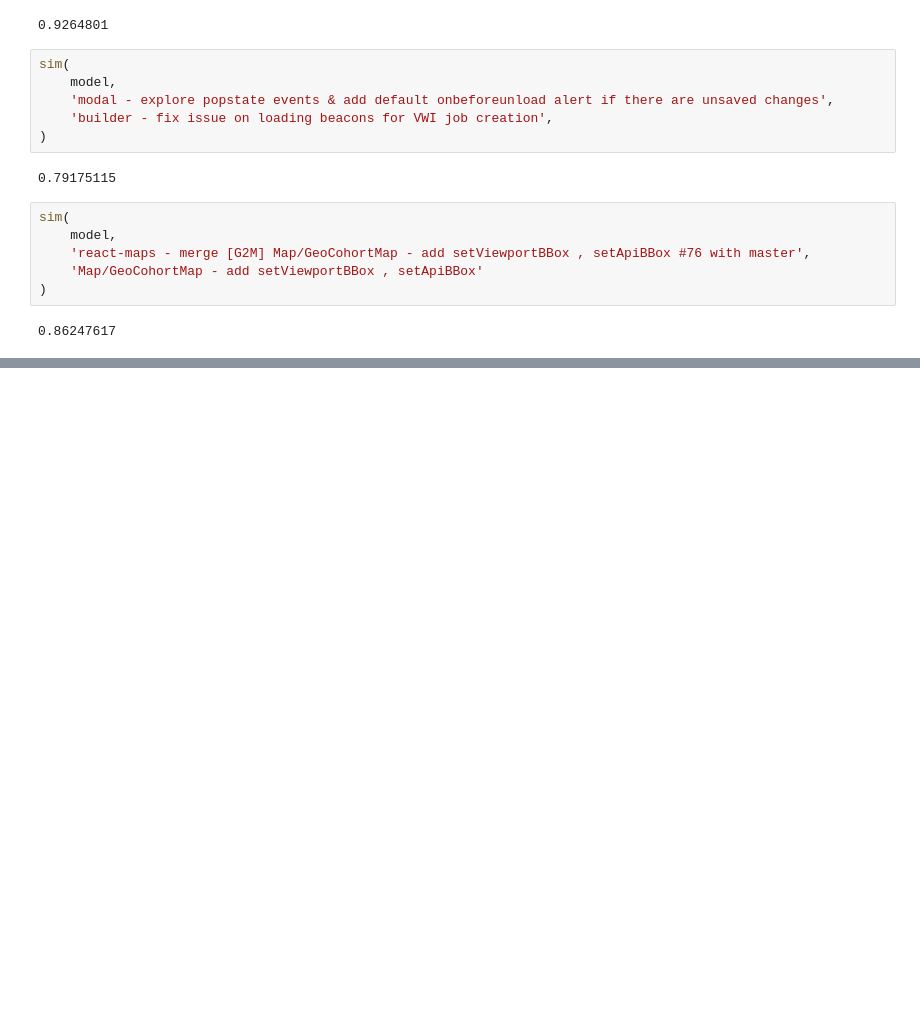
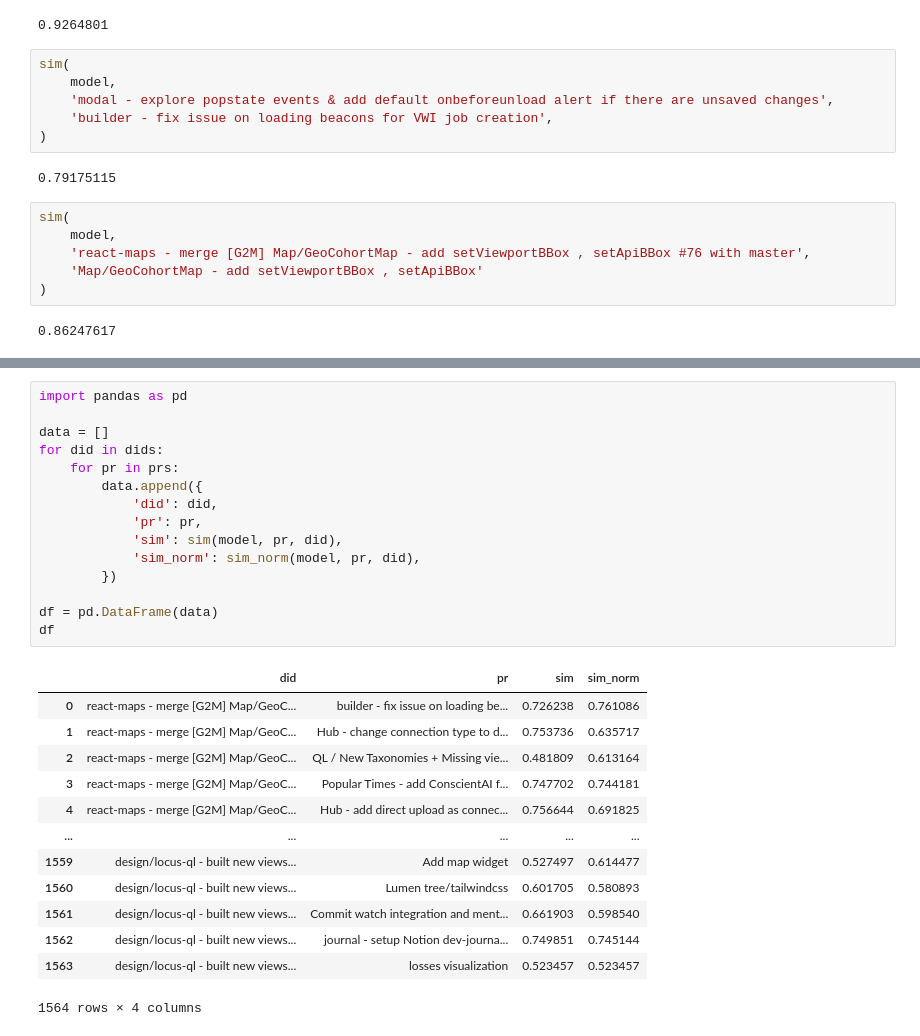
Before and after one commit to EQWorks/updates, a Jupyter notebook: nlp/similarity.ipynb, the cells around one changed output, grey strips where cells are left out. Cells and saved outputs as stored; diff of their text form; blank space fills up the shorter version.

```diff
--- a/nlp/similarity.ipynb
+++ b/nlp/similarity.ipynb
@@ -86,0 +233,29 @@ sim(
+# %%
+import pandas as pd
+
+data = []
+for did in dids:
+    for pr in prs:
+        data.append({
+            'did': did,
+            'pr': pr,
+            'sim': sim(model, pr, did),
+            'sim_norm': sim_norm(model, pr, did),
+        })
+
+df = pd.DataFrame(data)
+df
+# %% [output]
+|  | did | pr | sim | sim_norm |
+| 0 | react-maps - merge [G2M] Map/GeoC... | builder - fix issue on loading be... | 0.726238 | 0.761086 |
+| 1 | react-maps - merge [G2M] Map/GeoC... | Hub - change connection type to d... | 0.753736 | 0.635717 |
+| 2 | react-maps - merge [G2M] Map/GeoC... | QL / New Taxonomies + Missing vie... | 0.481809 | 0.613164 |
+| 3 | react-maps - merge [G2M] Map/GeoC... | Popular Times - add ConscientAI f... | 0.747702 | 0.744181 |
+| 4 | react-maps - merge [G2M] Map/GeoC... | Hub - add direct upload as connec... | 0.756644 | 0.691825 |
+| ... | ... | ... | ... | ... |
+| 1559 | design/locus-ql - built new views... | Add map widget | 0.527497 | 0.614477 |
+| 1560 | design/locus-ql - built new views... | Lumen tree/tailwindcss | 0.601705 | 0.580893 |
+| 1561 | design/locus-ql - built new views... | Commit watch integration and ment... | 0.661903 | 0.598540 |
+| 1562 | design/locus-ql - built new views... | journal - setup Notion dev-journa... | 0.749851 | 0.745144 |
+| 1563 | design/locus-ql - built new views... | losses visualization | 0.523457 | 0.523457 |
+1564 rows × 4 columns
```
Also changed, not shown: parts of 14 cells of this notebook.
